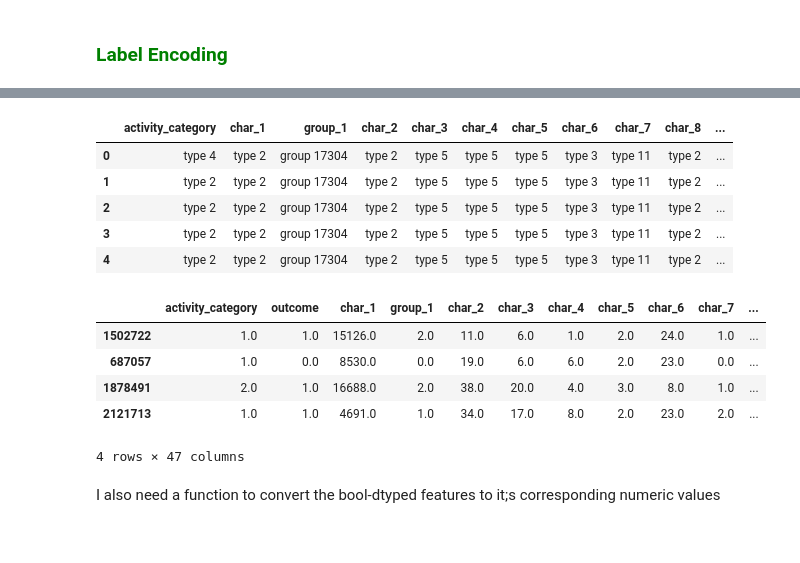
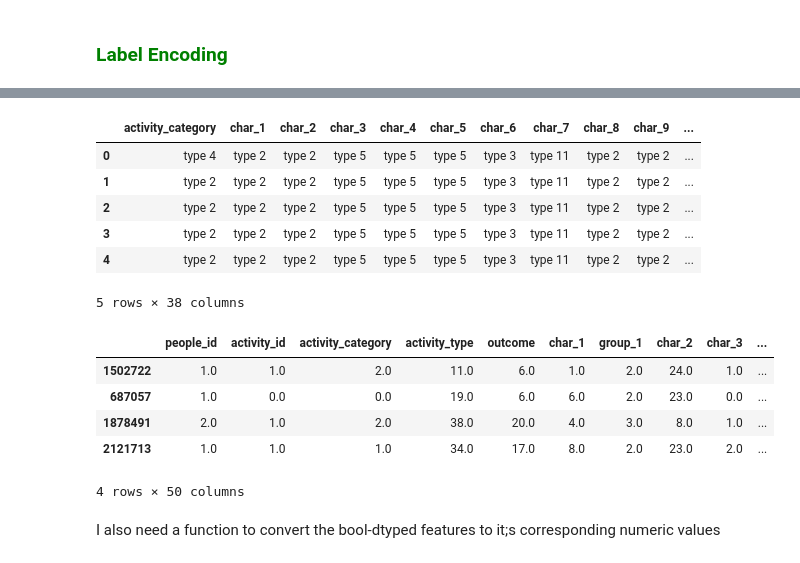
Before and after one commit to juliusmarkwei/Red-Hat-Business-Value, a Jupyter notebook: notebook/index.ipynb, the cells around one changed output, grey strips where cells are left out. Drawn from its saved outputs; the diff is of its cells as text; code cells hidden in the pictures.

Commit message:
ordinal encoded cat and obj cols

```diff
--- a/notebook/index.ipynb
+++ b/notebook/index.ipynb
@@ -365,15 +375,16 @@ dtype: object
 # %%
 # I have to filter off the features with object data type ao as to encode them
 
-columns_to_encode = merged_df.select_dtypes(exclude=[bool, int]).columns
+columns_to_encode = merged_df.select_dtypes(exclude=[bool, int, float]).columns
 merged_df[columns_to_encode].head()
 # %% [output]
-|  | activity_category | char_1 | group_1 | char_2 | char_3 | char_4 | char_5 | char_6 | char_7 | char_8 | ... |
-| 0 | type 4 | type 2 | group 17304 | type 2 | type 5 | type 5 | type 5 | type 3 | type 11 | type 2 | ... |
-| 1 | type 2 | type 2 | group 17304 | type 2 | type 5 | type 5 | type 5 | type 3 | type 11 | type 2 | ... |
-| 2 | type 2 | type 2 | group 17304 | type 2 | type 5 | type 5 | type 5 | type 3 | type 11 | type 2 | ... |
-| 3 | type 2 | type 2 | group 17304 | type 2 | type 5 | type 5 | type 5 | type 3 | type 11 | type 2 | ... |
-| 4 | type 2 | type 2 | group 17304 | type 2 | type 5 | type 5 | type 5 | type 3 | type 11 | type 2 | ... |
+|  | activity_category | char_1 | char_2 | char_3 | char_4 | char_5 | char_6 | char_7 | char_8 | char_9 | ... |
+| 0 | type 4 | type 2 | type 2 | type 5 | type 5 | type 5 | type 3 | type 11 | type 2 | type 2 | ... |
+| 1 | type 2 | type 2 | type 2 | type 5 | type 5 | type 5 | type 3 | type 11 | type 2 | type 2 | ... |
+| 2 | type 2 | type 2 | type 2 | type 5 | type 5 | type 5 | type 3 | type 11 | type 2 | type 2 | ... |
+| 3 | type 2 | type 2 | type 2 | type 5 | type 5 | type 5 | type 3 | type 11 | type 2 | type 2 | ... |
+| 4 | type 2 | type 2 | type 2 | type 5 | type 5 | type 5 | type 3 | type 11 | type 2 | type 2 | ... |
+5 rows × 38 columns
 # %%
 # creating a tranformer object to label encode the object-typed features
 
@@ -383,12 +394,12 @@ merged_df_2 = transformer.fit_transform(merged_df)
 merged_df_2 = pd.DataFrame(merged_df_2, columns=merged_df.columns)
 merged_df_2.sample(4, random_state=2023)
 # %% [output]
-|  | activity_category | outcome | char_1 | group_1 | char_2 | char_3 | char_4 | char_5 | char_6 | char_7 | ... |
-| 1502722 | 1.0 | 1.0 | 15126.0 | 2.0 | 11.0 | 6.0 | 1.0 | 2.0 | 24.0 | 1.0 | ... |
-| 687057 | 1.0 | 0.0 | 8530.0 | 0.0 | 19.0 | 6.0 | 6.0 | 2.0 | 23.0 | 0.0 | ... |
-| 1878491 | 2.0 | 1.0 | 16688.0 | 2.0 | 38.0 | 20.0 | 4.0 | 3.0 | 8.0 | 1.0 | ... |
-| 2121713 | 1.0 | 1.0 | 4691.0 | 1.0 | 34.0 | 17.0 | 8.0 | 2.0 | 23.0 | 2.0 | ... |
+|  | people_id | activity_id | activity_category | activity_type | outcome | char_1 | group_1 | char_2 | char_3 | ... |
+| 1502722 | 1.0 | 1.0 | 2.0 | 11.0 | 6.0 | 1.0 | 2.0 | 24.0 | 1.0 | ... |
+| 687057 | 1.0 | 0.0 | 0.0 | 19.0 | 6.0 | 6.0 | 2.0 | 23.0 | 0.0 | ... |
+| 1878491 | 2.0 | 1.0 | 2.0 | 38.0 | 20.0 | 4.0 | 3.0 | 8.0 | 1.0 | ... |
+| 2121713 | 1.0 | 1.0 | 1.0 | 34.0 | 17.0 | 8.0 | 2.0 | 23.0 | 2.0 | ... |
-4 rows × 47 columns
+4 rows × 50 columns
 # %% [markdown]
 <p>I also need a function to convert the bool-dtyped features to it;s corresponding numeric values</p>
 # %%
```
Also changed, not shown: parts of 2 cells of this notebook.
